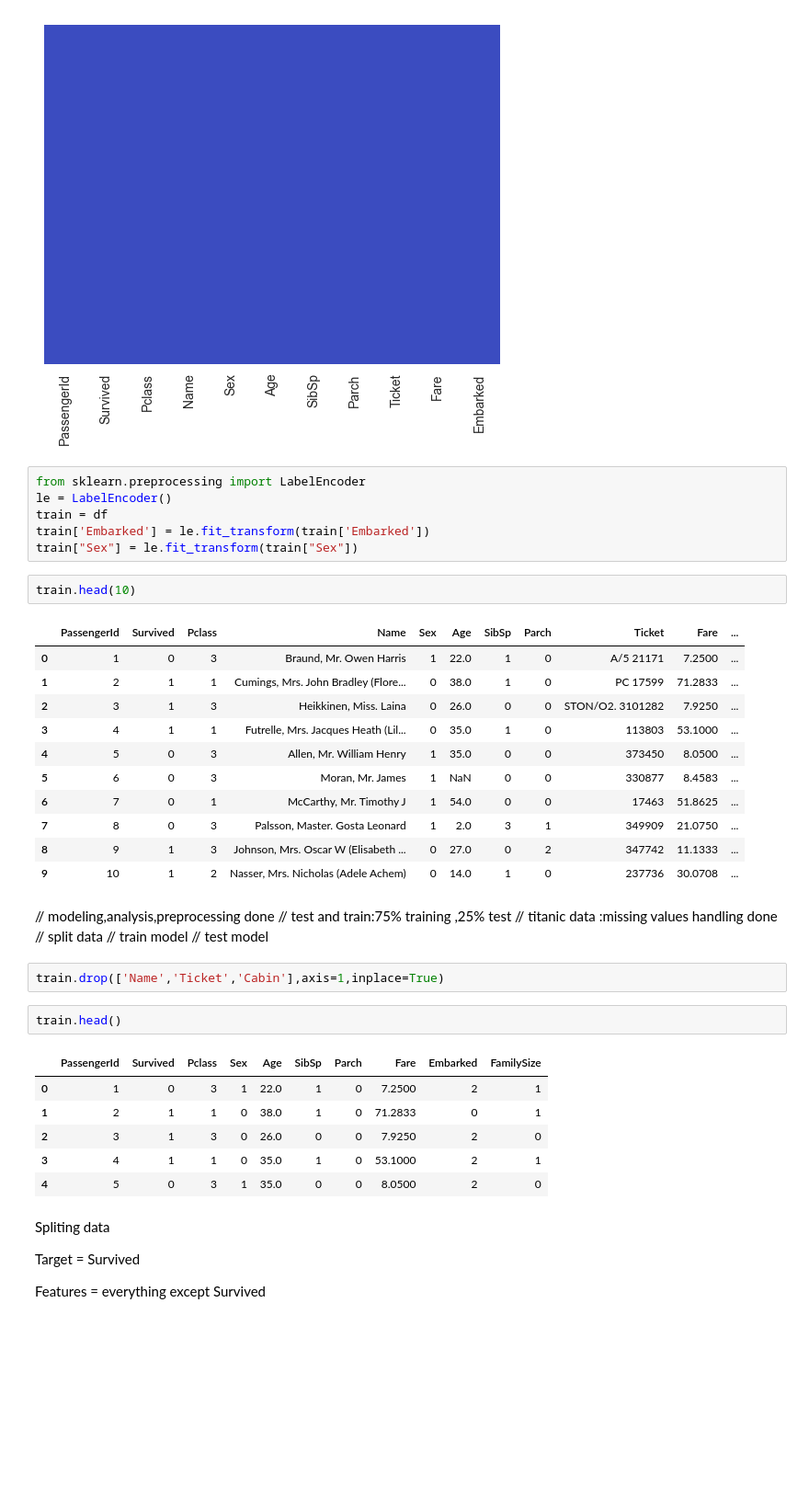
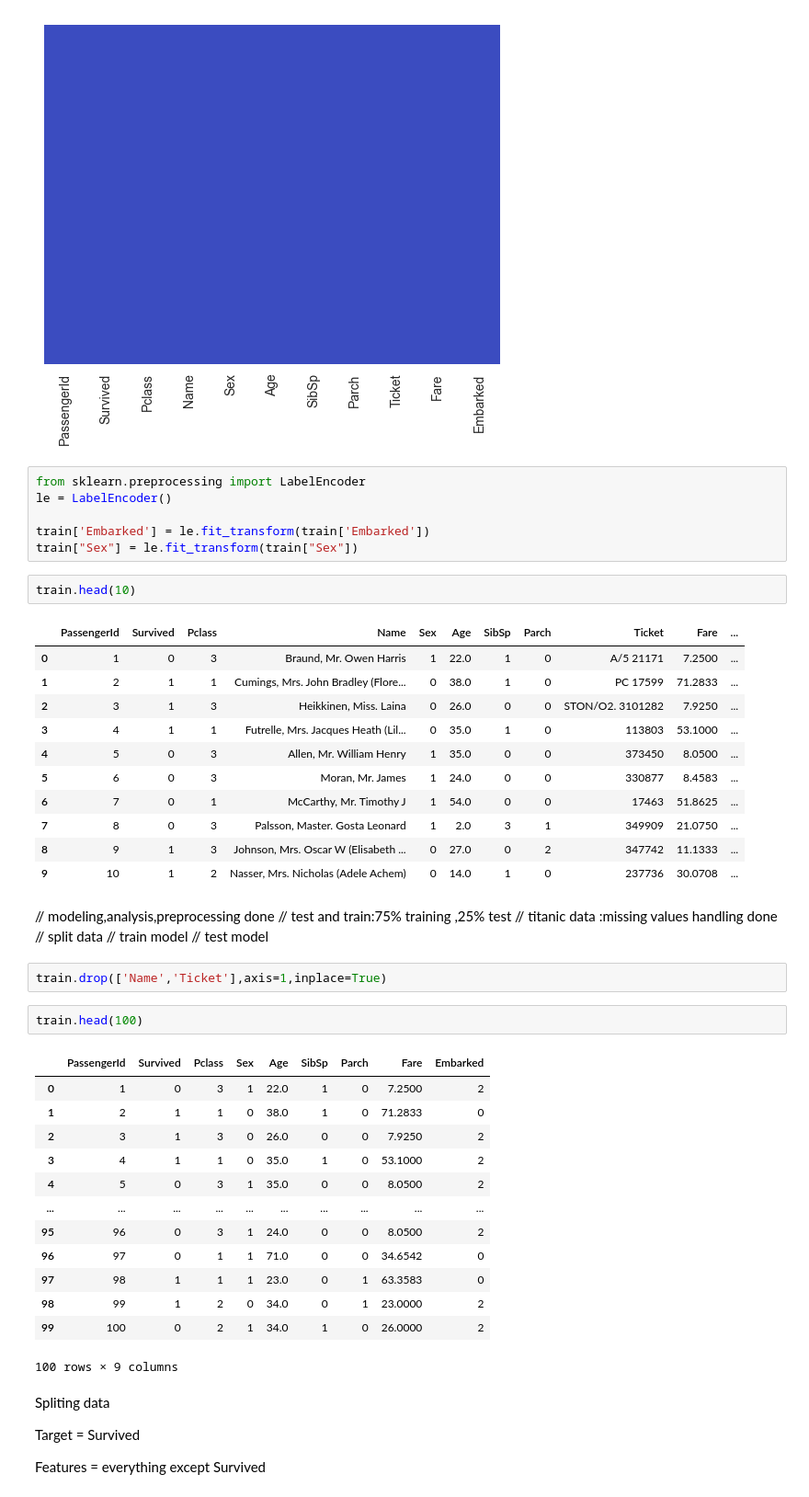
Before and after one commit to way2abhii/Coding, a Jupyter notebook: ML/titanic.ipynb, the cells around one changed output. Shown at 92% size. Saved outputs shown, nothing was run; the diff lists cells and outputs as text; blank space fills up the shorter version.

```diff
--- a/ML/titanic.ipynb
+++ b/ML/titanic.ipynb
@@ -320,7 +322,7 @@ sns.heatmap(train.isnull(), yticklabels=False,cbar = False, cmap='coolwarm')
 # %%
 from sklearn.preprocessing import LabelEncoder
 le = LabelEncoder()
-train = df
+
 train['Embarked'] = le.fit_transform(train['Embarked'])
 train["Sex"] = le.fit_transform(train["Sex"])
 # %%
@@ -332,7 +334,7 @@ train.head(10)
 | 2 | 3 | 1 | 3 | Heikkinen, Miss. Laina | 0 | 26.0 | 0 | 0 | STON/O2. 3101282 | 7.9250 | ... |
 | 3 | 4 | 1 | 1 | Futrelle, Mrs. Jacques Heath (Lil... | 0 | 35.0 | 1 | 0 | 113803 | 53.1000 | ... |
 | 4 | 5 | 0 | 3 | Allen, Mr. William Henry | 1 | 35.0 | 0 | 0 | 373450 | 8.0500 | ... |
-| 5 | 6 | 0 | 3 | Moran, Mr. James | 1 | NaN | 0 | 0 | 330877 | 8.4583 | ... |
+| 5 | 6 | 0 | 3 | Moran, Mr. James | 1 | 24.0 | 0 | 0 | 330877 | 8.4583 | ... |
 | 6 | 7 | 0 | 1 | McCarthy, Mr. Timothy J | 1 | 54.0 | 0 | 0 | 17463 | 51.8625 | ... |
 | 7 | 8 | 0 | 3 | Palsson, Master. Gosta Leonard | 1 | 2.0 | 3 | 1 | 349909 | 21.0750 | ... |
 | 8 | 9 | 1 | 3 | Johnson, Mrs. Oscar W (Elisabeth ... | 0 | 27.0 | 0 | 2 | 347742 | 11.1333 | ... |
@@ -345,16 +347,23 @@ train.head(10)
 // train model
 // test model
 # %%
-train.drop(['Name','Ticket','Cabin'],axis=1,inplace=True)
+train.drop(['Name','Ticket'],axis=1,inplace=True)
 # %%
-train.head()
+train.head(100)
 # %% [output]
-|  | PassengerId | Survived | Pclass | Sex | Age | SibSp | Parch | Fare | Embarked | FamilySize |
-| 0 | 1 | 0 | 3 | 1 | 22.0 | 1 | 0 | 7.2500 | 2 | 1 |
-| 1 | 2 | 1 | 1 | 0 | 38.0 | 1 | 0 | 71.2833 | 0 | 1 |
-| 2 | 3 | 1 | 3 | 0 | 26.0 | 0 | 0 | 7.9250 | 2 | 0 |
-| 3 | 4 | 1 | 1 | 0 | 35.0 | 1 | 0 | 53.1000 | 2 | 1 |
-| 4 | 5 | 0 | 3 | 1 | 35.0 | 0 | 0 | 8.0500 | 2 | 0 |
+|  | PassengerId | Survived | Pclass | Sex | Age | SibSp | Parch | Fare | Embarked |
+| 0 | 1 | 0 | 3 | 1 | 22.0 | 1 | 0 | 7.2500 | 2 |
+| 1 | 2 | 1 | 1 | 0 | 38.0 | 1 | 0 | 71.2833 | 0 |
+| 2 | 3 | 1 | 3 | 0 | 26.0 | 0 | 0 | 7.9250 | 2 |
+| 3 | 4 | 1 | 1 | 0 | 35.0 | 1 | 0 | 53.1000 | 2 |
+| 4 | 5 | 0 | 3 | 1 | 35.0 | 0 | 0 | 8.0500 | 2 |
+| ... | ... | ... | ... | ... | ... | ... | ... | ... | ... |
+| 95 | 96 | 0 | 3 | 1 | 24.0 | 0 | 0 | 8.0500 | 2 |
+| 96 | 97 | 0 | 1 | 1 | 71.0 | 0 | 0 | 34.6542 | 0 |
+| 97 | 98 | 1 | 1 | 1 | 23.0 | 0 | 1 | 63.3583 | 0 |
+| 98 | 99 | 1 | 2 | 0 | 34.0 | 0 | 1 | 23.0000 | 2 |
+| 99 | 100 | 0 | 2 | 1 | 34.0 | 1 | 0 | 26.0000 | 2 |
+100 rows × 9 columns
 # %% [markdown]
 Spliting data
 
```
Also changed, not shown: parts of 13 cells of this notebook.
